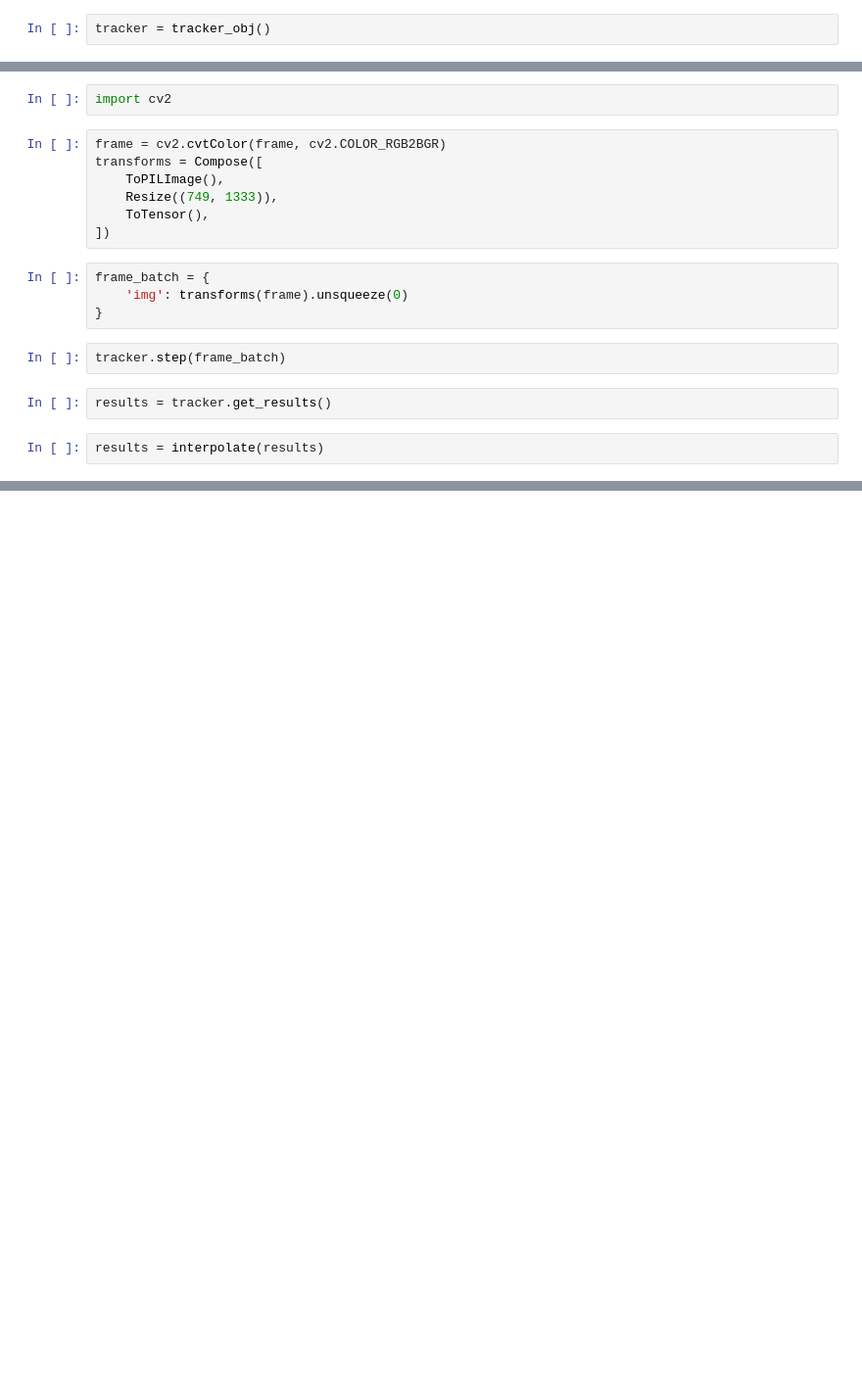
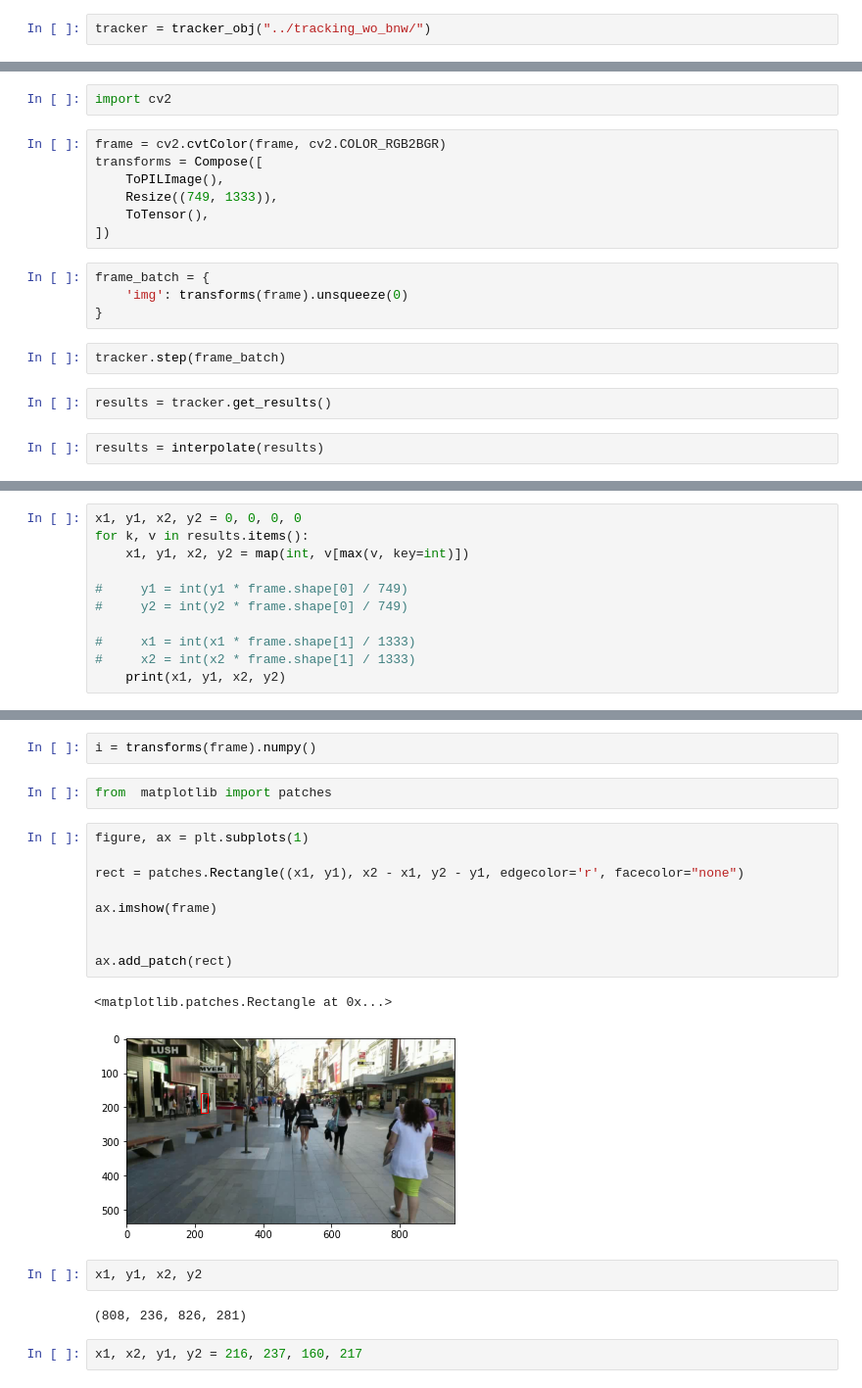
Before and after one commit to plarr2020-team1/application, a Jupyter notebook: notebooks/tracktor_try.ipynb, the cells around one changed output, grey strips where cells are left out. Shown at 98% size. Cells and saved outputs as stored; diff of their text form; blank space fills up the shorter version.

Commit message:
add working pipeline for tracker

```diff
--- a/notebooks/tracktor_try.ipynb
+++ b/notebooks/tracktor_try.ipynb
@@ -7,7 +7,7 @@ from tracktor_utils import tracker_obj
 
 from tracktor.utils import interpolate
 # %%
-tracker = tracker_obj()
+tracker = tracker_obj("../tracking_wo_bnw/")
 # %%
 tracker.reset()
 # %%
@@ -92,0 +54,11 @@ results
+# %%
+x1, y1, x2, y2 = 0, 0, 0, 0
+for k, v in results.items():
+    x1, y1, x2, y2 = map(int, v[max(v, key=int)])
+
+#     y1 = int(y1 * frame.shape[0] / 749)
+#     y2 = int(y2 * frame.shape[0] / 749)
+
+#     x1 = int(x1 * frame.shape[1] / 1333)
+#     x2 = int(x2 * frame.shape[1] / 1333)
+    print(x1, y1, x2, y2)
@@ -92,0 +82,22 @@ results
+# %%
+i = transforms(frame).numpy()
+# %%
+from  matplotlib import patches
+# %%
+figure, ax = plt.subplots(1)
+
+rect = patches.Rectangle((x1, y1), x2 - x1, y2 - y1, edgecolor='r', facecolor="none")
+
+ax.imshow(frame)
+
+
+ax.add_patch(rect)
+# %% [output]
+<matplotlib.patches.Rectangle at 0x...>
+[figure, added]
+# %%
+x1, y1, x2, y2
+# %% [output]
+(808, 236, 826, 281)
+# %%
+x1, x2, y1, y2 = 216, 237, 160, 217
```
Also changed, not shown: parts of 3 cells of this notebook, 3 other files.
